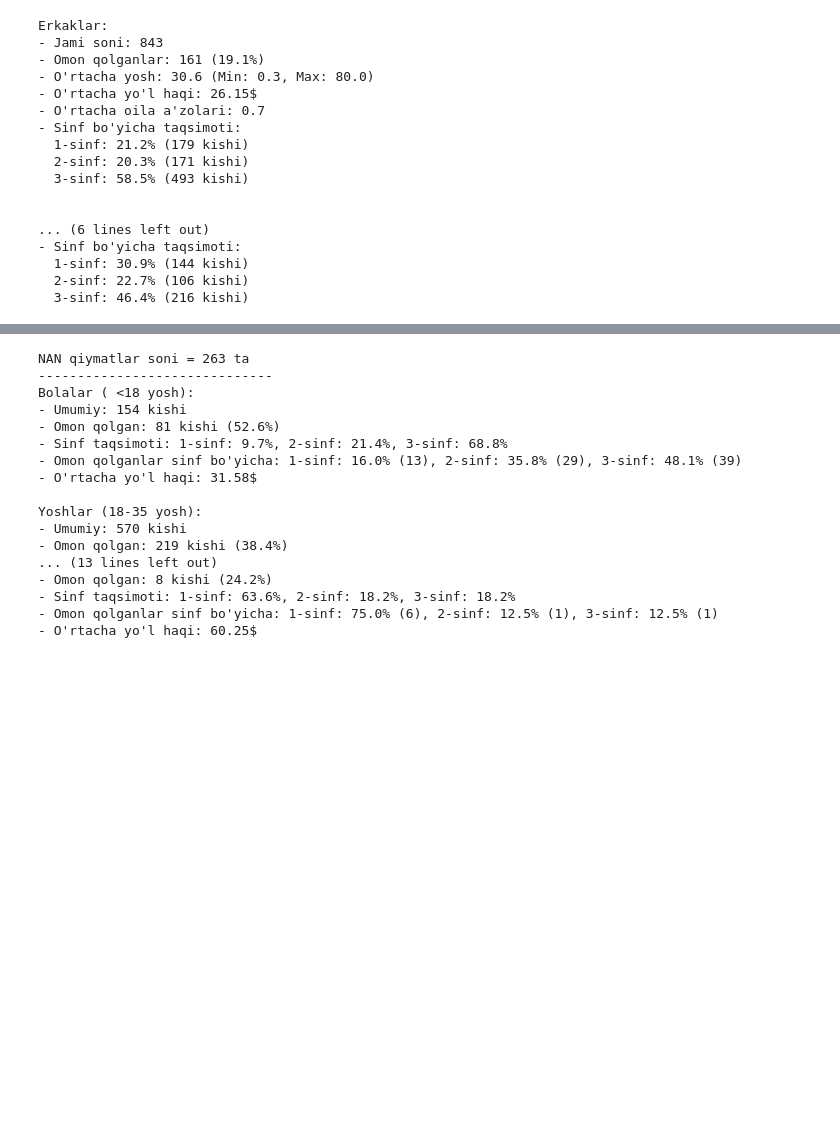
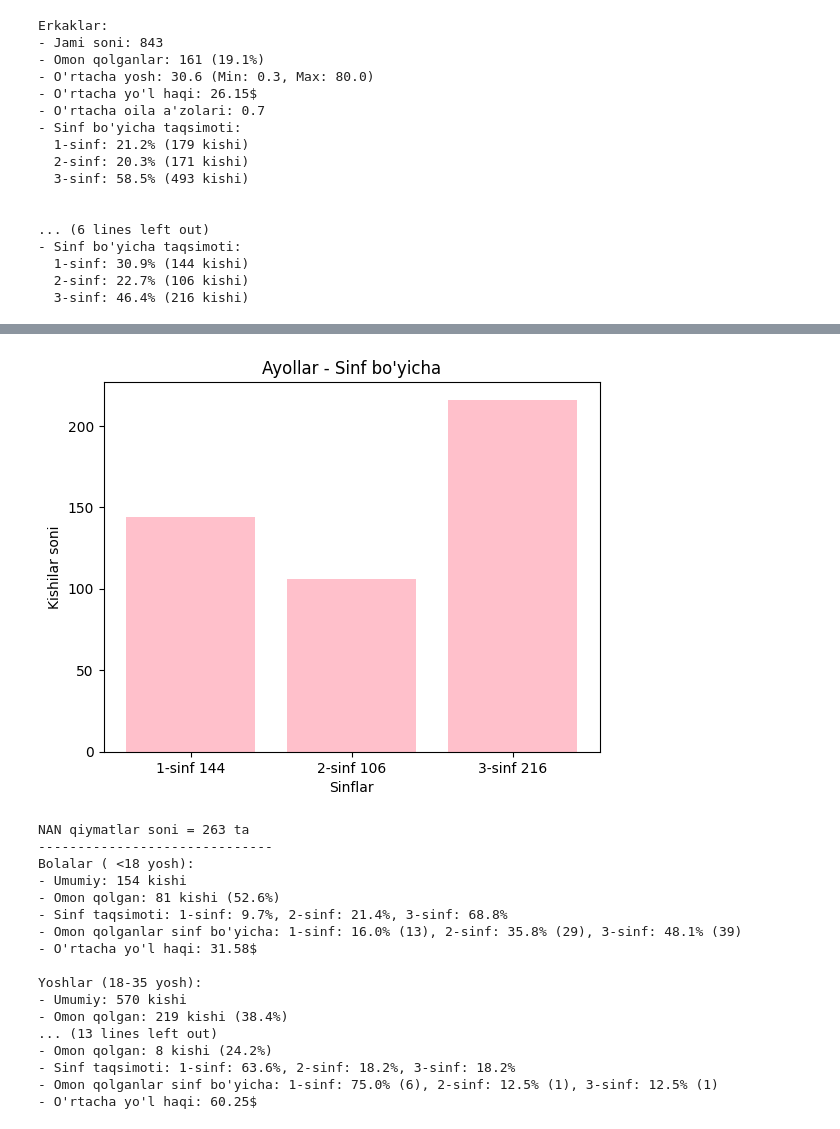
Before and after one commit to khankhalmamatov/uzb12345, a Jupyter notebook: jack.ipynb, the cells around one changed output, grey strips where cells are left out. Saved outputs shown, nothing was run; the diff lists cells and outputs as text; code cells hidden in the pictures; blank space fills up the shorter version.

```diff
--- a/jack.ipynb
+++ b/jack.ipynb
@@ -217,3 +265,21 @@ Erkaklar:
+# %%
+
+# Ayollar uchun data
+sinflar_ayol = ['1-sinf 144', '2-sinf 106', '3-sinf 216']
+ayollar = [144, 106, 216]
+
+# Bar chart
+plt.bar(sinflar_ayol, ayollar, color=['pink'])
+
+# Sarlavhalar
+plt.title('Ayollar - Sinf bo\'yicha')
+plt.xlabel('Sinflar')
+plt.ylabel('Kishilar soni')
+
+# Ko'rsatish
+plt.show()
+# %% [output]
+[figure, added]
 # %%
 # 1. NaN qiymatlarni aniqlash va tozalash
 nan_yosh_soni = df['age'].isnull().sum()
```
Also changed, not shown: parts of 4 cells of this notebook, 1 other file.
